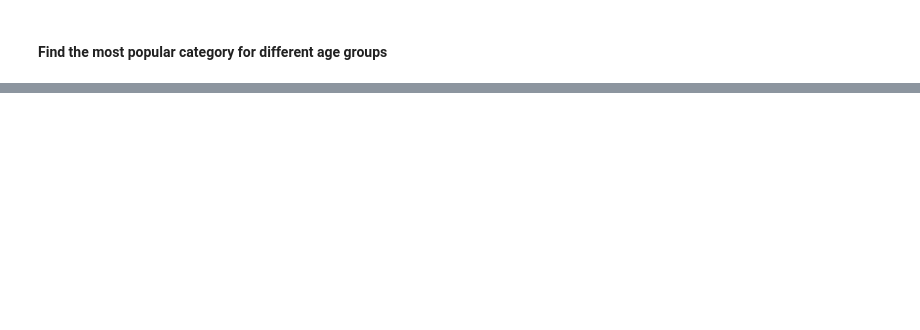
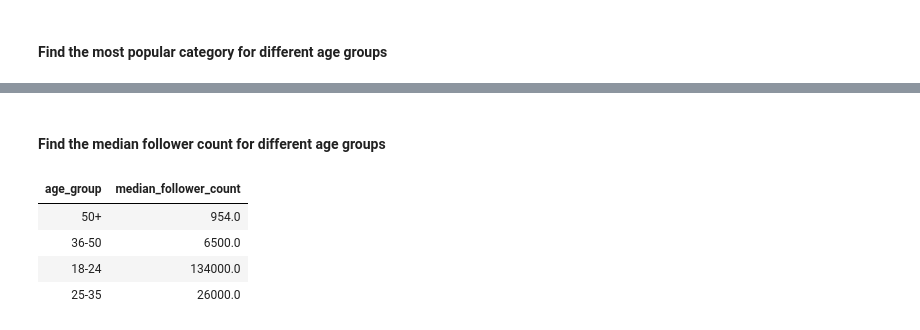
Before and after one commit to 1lekshmi/pinterest-data-pipeline449, a Jupyter notebook: databricks/clean_data.ipynb, the cells around one changed output, grey strips where cells are left out. Cells and saved outputs as stored; diff of their text form; code cells hidden in the pictures; blank space fills up the shorter version.

```diff
--- a/databricks/clean_data.ipynb
+++ b/databricks/clean_data.ipynb
@@ -185,0 +307,19 @@ SELECT * FROM pin;
+# %% [markdown]
+#### Find the median follower count for different age groups
+# %%
+%sql
+SELECT CASE
+    WHEN 18 <= age AND age <= 24 THEN '18-24'
+    WHEN 25 <= age AND age <= 35 THEN '25-35'
+    WHEN 36 <= age AND age <= 50 THEN '36-50'
+    WHEN 50 < age THEN '50+'
+  END AS age_group, PERCENTILE_CONT(0.5) WITHIN GROUP (ORDER BY follower_count) AS median_follower_count
+  FROM user
+  JOIN pin ON pin.ind = user.ind
+  GROUP BY age_group;
+# %% [output]
+| age_group | median_follower_count |
+| 50+ | 954.0 |
+| 36-50 | 6500.0 |
+| 18-24 | 134000.0 |
+| 25-35 | 26000.0 |
```
Also changed, not shown: parts of 17 cells of this notebook.
